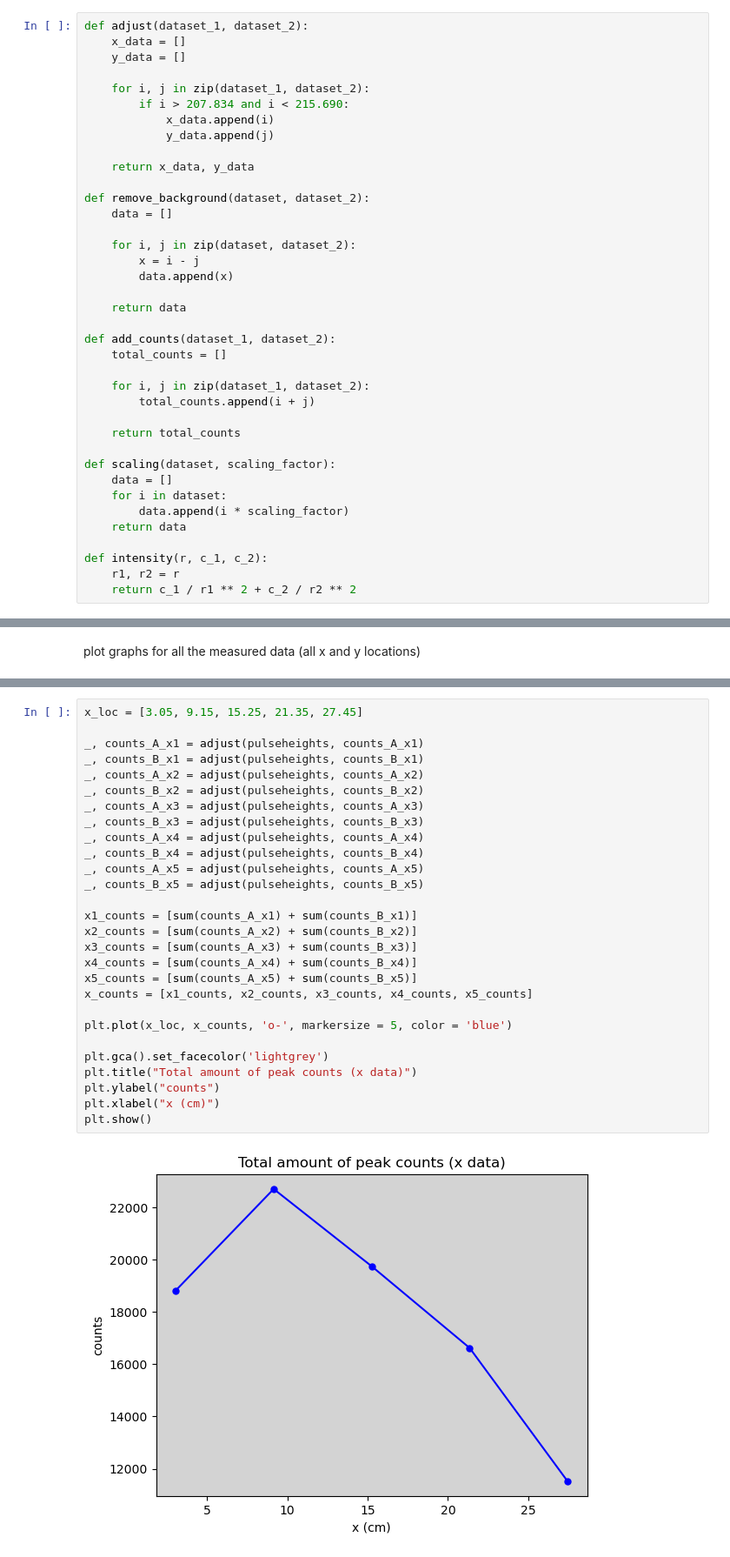
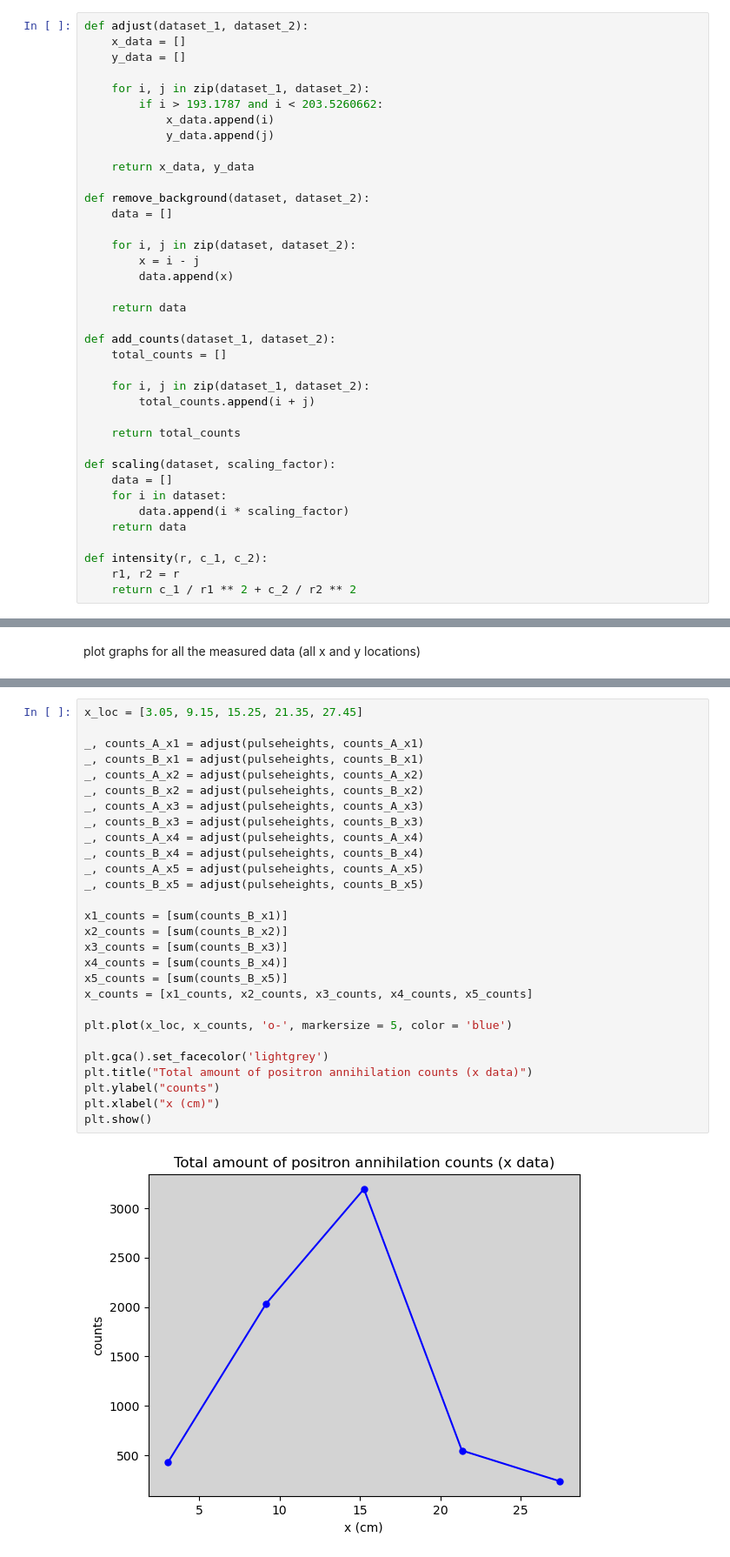
Before and after one commit to jrc-rodriguez/particle_physics, a Jupyter notebook: graphs_data.ipynb, the cells around one changed output, grey strips where cells are left out. Shown at 87% size. Cells and saved outputs as stored; diff of their text form.

```diff
--- a/graphs_data.ipynb
+++ b/graphs_data.ipynb
@@ -41,7 +39,7 @@ def adjust(dataset_1, dataset_2):
     y_data = []
 
     for i, j in zip(dataset_1, dataset_2):
-        if i > 207.834 and i < 215.690:
+        if i > 193.1787 and i < 203.5260662:
             x_data.append(i)
             y_data.append(j)
 
@@ -300,30 +277,30 @@ Error:
 # %%
 x_loc = [3.05, 9.15, 15.25, 21.35, 27.45]
 
 _, counts_A_x1 = adjust(pulseheights, counts_A_x1)
 _, counts_B_x1 = adjust(pulseheights, counts_B_x1)
 _, counts_A_x2 = adjust(pulseheights, counts_A_x2)
 _, counts_B_x2 = adjust(pulseheights, counts_B_x2)
 _, counts_A_x3 = adjust(pulseheights, counts_A_x3)
 _, counts_B_x3 = adjust(pulseheights, counts_B_x3)
 _, counts_A_x4 = adjust(pulseheights, counts_A_x4)
 _, counts_B_x4 = adjust(pulseheights, counts_B_x4)
 _, counts_A_x5 = adjust(pulseheights, counts_A_x5)
 _, counts_B_x5 = adjust(pulseheights, counts_B_x5)
 
-x1_counts = [sum(counts_A_x1) + sum(counts_B_x1)]
-x2_counts = [sum(counts_A_x2) + sum(counts_B_x2)]
-x3_counts = [sum(counts_A_x3) + sum(counts_B_x3)]
-x4_counts = [sum(counts_A_x4) + sum(counts_B_x4)]
-x5_counts = [sum(counts_A_x5) + sum(counts_B_x5)]
+x1_counts = [sum(counts_B_x1)]
+x2_counts = [sum(counts_B_x2)]
+x3_counts = [sum(counts_B_x3)]
+x4_counts = [sum(counts_B_x4)]
+x5_counts = [sum(counts_B_x5)]
 x_counts = [x1_counts, x2_counts, x3_counts, x4_counts, x5_counts]
 
 plt.plot(x_loc, x_counts, 'o-', markersize = 5, color = 'blue')
 
 plt.gca().set_facecolor('lightgrey')
-plt.title("Total amount of peak counts (x data)")
+plt.title("Total amount of positron annihilation counts (x data)")
 plt.ylabel("counts")
 plt.xlabel("x (cm)")
 plt.show()
 # %% [output]
-[figure, old version]
+[figure, new version]
```
Also changed, not shown: parts of 19 cells of this notebook, 2 other files.
